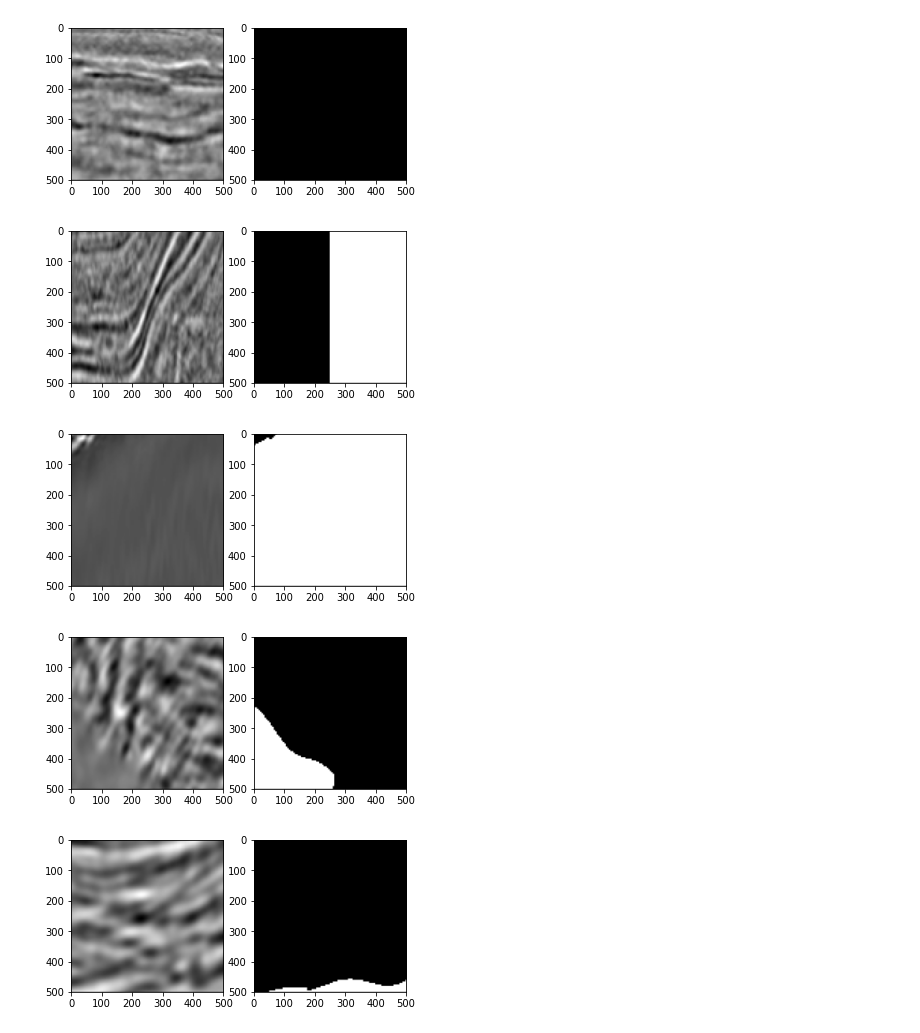
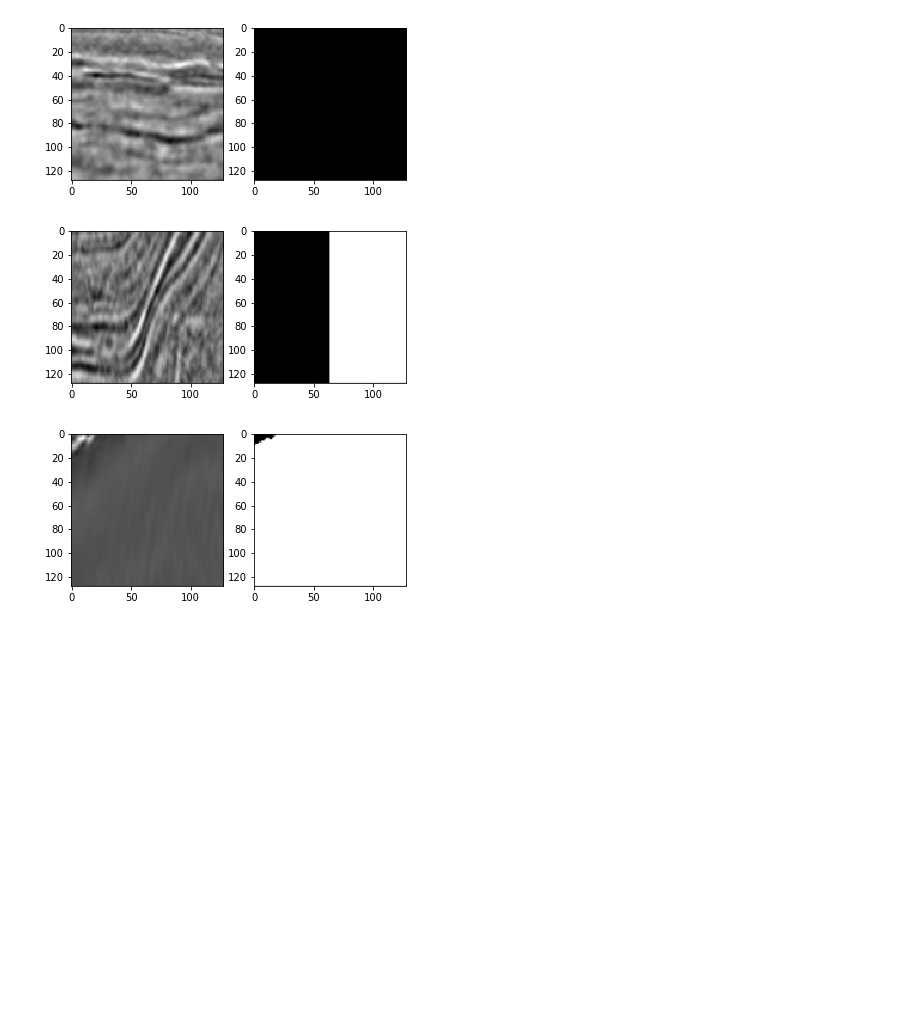
Before and after one commit to kirill-fedyanin/kaggle_tgs_salt, a Jupyter notebook: salt.ipynb, the cells around one changed output. Cells and saved outputs as stored; diff of their text form; code cells hidden in the pictures; blank space fills up the shorter version.

Commit message:
Naive model

```diff
--- a/salt.ipynb
+++ b/salt.ipynb
@@ -139,32 +90,23 @@ Text(0.5, 1.0, 'Depths vs salt concentration')
 # %%
 # what to do
-# resize to 128x128
-# make 4 layers with conv-deconv
-# train on that, check performance
 # postprocess
-# split train, validation
-# subset
-# more layers
-# add features
-# full set
-# normalize
-# subset
+# dropout
+# pycharm
+# model saving
 
 im_resize = (128, 128)
 
 def get_resize(img):
-    return resize(img, (500, 500), mode='constant', anti_aliasing=False)
+    return resize(img, im_resize, mode='constant', anti_aliasing=False)
 
-for i, file_id in enumerate(file_list[:5]):
+for i, file_id in enumerate(file_list[:3]):
     image = get_resize(get_image(file_id))
-    mask = get_resize(get_image(file_id))
+    mask = get_resize(get_mask(file_id))
     _, axarr = plt.subplots(1, 2)
 
     axarr[0].imshow(image)
     axarr[1].imshow(mask, cmap='gray')
 # %% [output]
-[figure, old version]
+[figure, new version]
-[figure, old version]
+[figure, new version]
-[figure, old version]
+[figure, new version]
-[figure, removed]
-[figure, removed]
```
Also changed, not shown: parts of 12 cells of this notebook.
